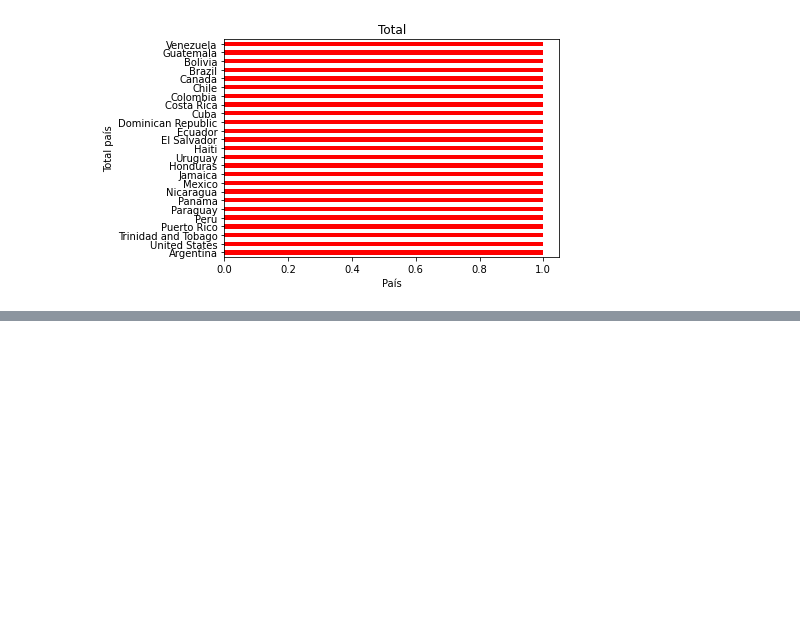
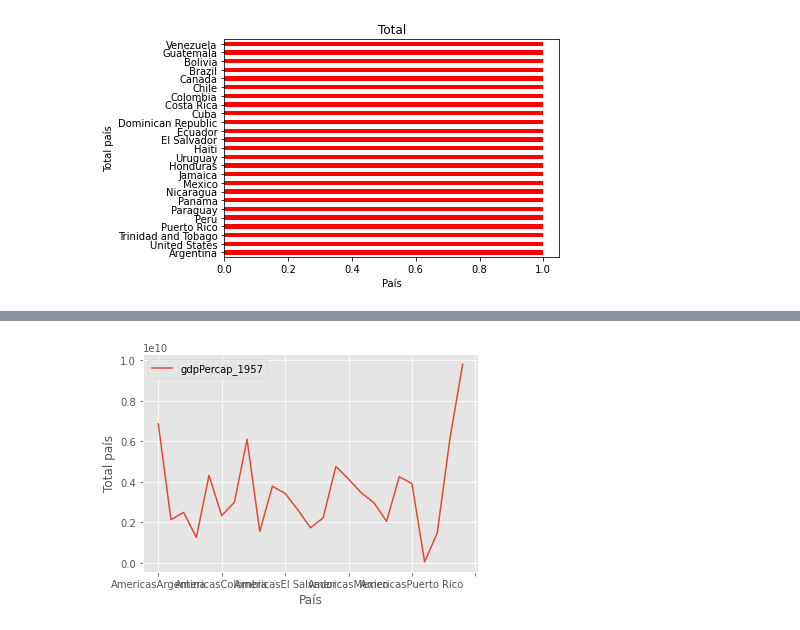
Before and after one commit to adrianodonisete/python-panda-data-science-basics, a Jupyter notebook: notebooks/Panda_Excel.ipynb, the cells around one changed output, grey strips where cells are left out. Drawn from its saved outputs; the diff is of its cells as text; code cells hidden in the pictures; blank space fills up the shorter version.

```diff
--- a/notebooks/Panda_Excel.ipynb
+++ b/notebooks/Panda_Excel.ipynb
@@ -108,0 +121,7 @@ plt.ylabel("Total país");
+# %%
+df.groupby(df["cont/country"])["gdpPercap_1957"].sum().plot()
+plt.xlabel("País")
+plt.ylabel("Total país")
+plt.legend();
+# %% [output]
+[figure, added]
```
Also changed, not shown: parts of 3 cells of this notebook, 5 other files.
